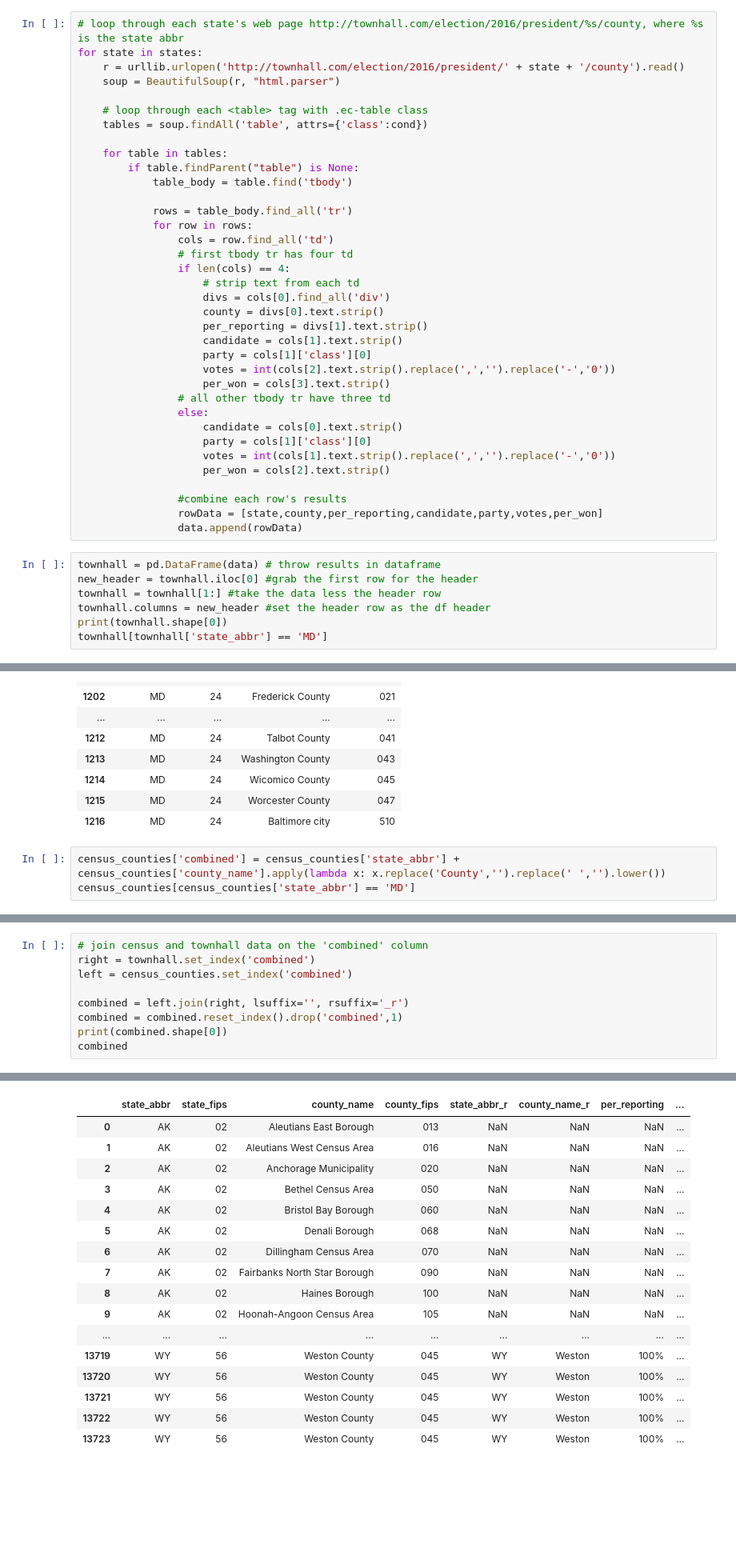
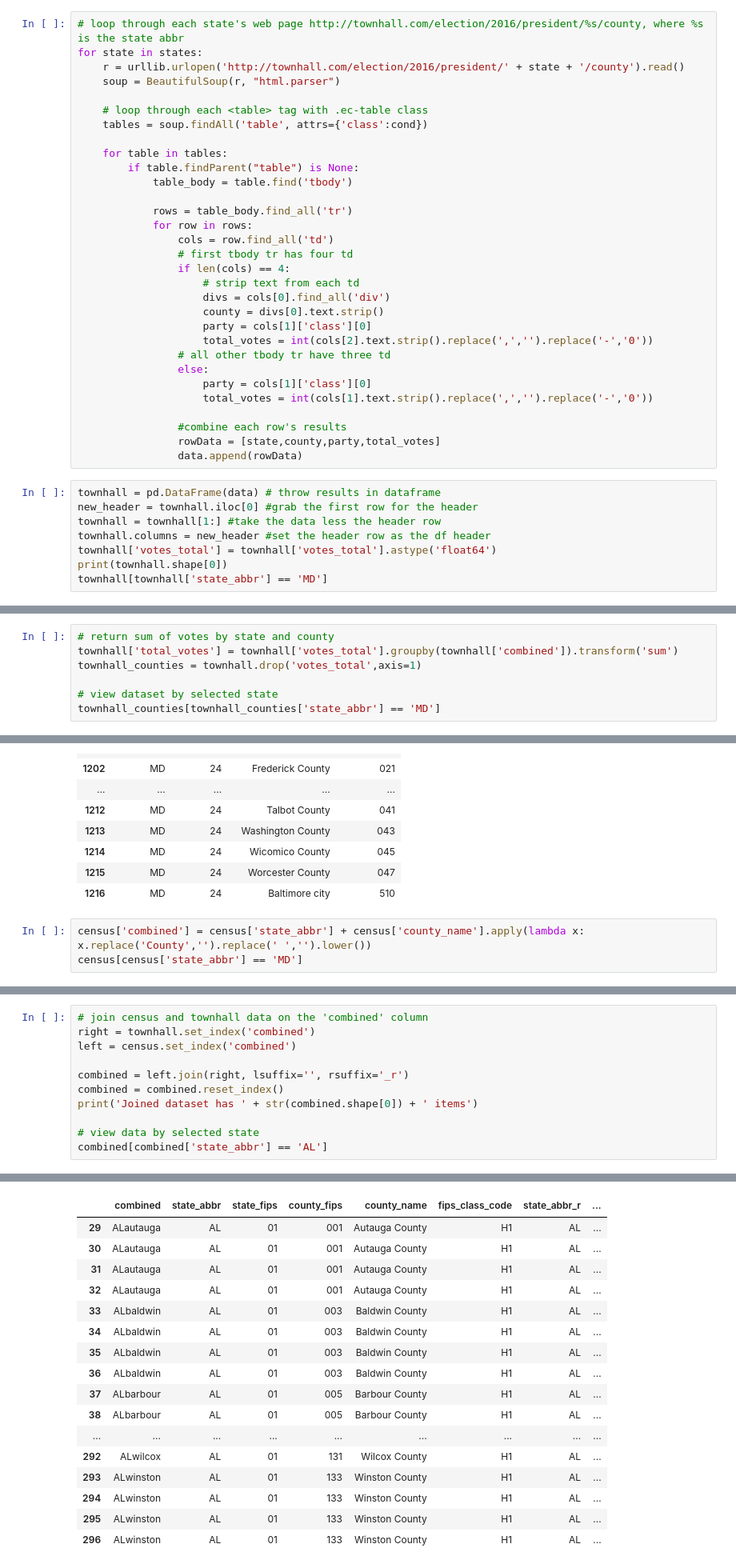
Before and after one commit to tonmcg/US_County_Level_Election_Results_08-20, a Jupyter notebook: 2016_US_County_Level_Presidential_Results.ipynb, the cells around one changed output, grey strips where cells are left out. Shown at 80% size. Drawn from its saved outputs; the diff is of its cells as text; blank space fills up the shorter version.

```diff
--- a/2016_US_County_Level_Presidential_Results.ipynb
+++ b/2016_US_County_Level_Presidential_Results.ipynb
@@ -39,26 +40,22 @@ for state in states:
                     # strip text from each td
                     divs = cols[0].find_all('div')
                     county = divs[0].text.strip()
-                    per_reporting = divs[1].text.strip()
-                    candidate = cols[1].text.strip()
                     party = cols[1]['class'][0]
-                    votes = int(cols[2].text.strip().replace(',','').replace('-','0'))
-                    per_won = cols[3].text.strip()
+                    total_votes = int(cols[2].text.strip().replace(',','').replace('-','0'))
                 # all other tbody tr have three td
                 else:
-                    candidate = cols[0].text.strip()
                     party = cols[1]['class'][0]
-                    votes = int(cols[1].text.strip().replace(',','').replace('-','0'))
-                    per_won = cols[2].text.strip()
+                    total_votes = int(cols[1].text.strip().replace(',','').replace('-','0'))
 
                 #combine each row's results
-                rowData = [state,county,per_reporting,candidate,party,votes,per_won]
+                rowData = [state,county,party,total_votes]
                 data.append(rowData)
 # %%
 townhall = pd.DataFrame(data) # throw results in dataframe
 new_header = townhall.iloc[0] #grab the first row for the header
 townhall = townhall[1:] #take the data less the header row
 townhall.columns = new_header #set the header row as the df header
+townhall['votes_total'] = townhall['votes_total'].astype('float64')
 print(townhall.shape[0])
 townhall[townhall['state_abbr'] == 'MD']
 # %% [output]
@@ -130,0 +130,7 @@ townhall[townhall['state_abbr'] == 'MD']
+# %%
+# return sum of votes by state and county
+townhall['total_votes'] = townhall['votes_total'].groupby(townhall['combined']).transform('sum')
+townhall_counties = townhall.drop('votes_total',axis=1)
+
+# view dataset by selected state
+townhall_counties[townhall_counties['state_abbr'] == 'MD']
@@ -212,6 +237,6 @@ Census data has 3143 counties
 | 1215 | MD | 24 | Worcester County | 047 |
 | 1216 | MD | 24 | Baltimore city | 510 |
 # %%
-census_counties['combined'] = census_counties['state_abbr'] + census_counties['county_name'].apply(lambda x: x.replace('County','').replace(' ','').lower())
-census_counties[census_counties['state_abbr'] == 'MD']
+census['combined'] = census['state_abbr'] + census['county_name'].apply(lambda x: x.replace('County','').replace(' ','').lower())
+census[census['state_abbr'] == 'MD']
 # %% [output]
@@ -235,10 +260,12 @@ census_counties[census_counties['state_abbr'] == 'MD']
 # %%
 # join census and townhall data on the 'combined' column
 right = townhall.set_index('combined')
-left = census_counties.set_index('combined')
+left = census.set_index('combined')
 
 combined = left.join(right, lsuffix='', rsuffix='_r')
-combined = combined.reset_index().drop('combined',1)
-print(combined.shape[0])
-combined
+combined = combined.reset_index()
+print('Joined dataset has ' + str(combined.shape[0]) + ' items')
+
+# view data by selected state
+combined[combined['state_abbr'] == 'AL']
 # %% [output]
@@ -246,17 +273,17 @@ combined
-|  | state_abbr | state_fips | county_name | county_fips | state_abbr_r | county_name_r | per_reporting | ... |
-| 0 | AK | 02 | Aleutians East Borough | 013 | NaN | NaN | NaN | ... |
-| 1 | AK | 02 | Aleutians West Census Area | 016 | NaN | NaN | NaN | ... |
-| 2 | AK | 02 | Anchorage Municipality | 020 | NaN | NaN | NaN | ... |
-| 3 | AK | 02 | Bethel Census Area | 050 | NaN | NaN | NaN | ... |
-| 4 | AK | 02 | Bristol Bay Borough | 060 | NaN | NaN | NaN | ... |
-| 5 | AK | 02 | Denali Borough | 068 | NaN | NaN | NaN | ... |
-| 6 | AK | 02 | Dillingham Census Area | 070 | NaN | NaN | NaN | ... |
-| 7 | AK | 02 | Fairbanks North Star Borough | 090 | NaN | NaN | NaN | ... |
-| 8 | AK | 02 | Haines Borough | 100 | NaN | NaN | NaN | ... |
-| 9 | AK | 02 | Hoonah-Angoon Census Area | 105 | NaN | NaN | NaN | ... |
+|  | combined | state_abbr | state_fips | county_fips | county_name | fips_class_code | state_abbr_r | ... |
+| 29 | ALautauga | AL | 01 | 001 | Autauga County | H1 | AL | ... |
+| 30 | ALautauga | AL | 01 | 001 | Autauga County | H1 | AL | ... |
+| 31 | ALautauga | AL | 01 | 001 | Autauga County | H1 | AL | ... |
+| 32 | ALautauga | AL | 01 | 001 | Autauga County | H1 | AL | ... |
+| 33 | ALbaldwin | AL | 01 | 003 | Baldwin County | H1 | AL | ... |
+| 34 | ALbaldwin | AL | 01 | 003 | Baldwin County | H1 | AL | ... |
+| 35 | ALbaldwin | AL | 01 | 003 | Baldwin County | H1 | AL | ... |
+| 36 | ALbaldwin | AL | 01 | 003 | Baldwin County | H1 | AL | ... |
+| 37 | ALbarbour | AL | 01 | 005 | Barbour County | H1 | AL | ... |
+| 38 | ALbarbour | AL | 01 | 005 | Barbour County | H1 | AL | ... |
 | ... | ... | ... | ... | ... | ... | ... | ... | ... |
-| 13719 | WY | 56 | Weston County | 045 | WY | Weston | 100% | ... |
-| 13720 | WY | 56 | Weston County | 045 | WY | Weston | 100% | ... |
-| 13721 | WY | 56 | Weston County | 045 | WY | Weston | 100% | ... |
-| 13722 | WY | 56 | Weston County | 045 | WY | Weston | 100% | ... |
-| 13723 | WY | 56 | Weston County | 045 | WY | Weston | 100% | ... |
+| 292 | ALwilcox | AL | 01 | 131 | Wilcox County | H1 | AL | ... |
+| 293 | ALwinston | AL | 01 | 133 | Winston County | H1 | AL | ... |
+| 294 | ALwinston | AL | 01 | 133 | Winston County | H1 | AL | ... |
+| 295 | ALwinston | AL | 01 | 133 | Winston County | H1 | AL | ... |
+| 296 | ALwinston | AL | 01 | 133 | Winston County | H1 | AL | ... |
```
Also changed, not shown: parts of 11 cells of this notebook, 1 other file.
